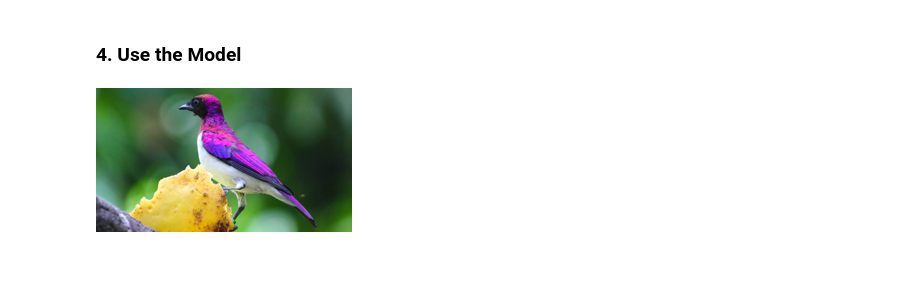
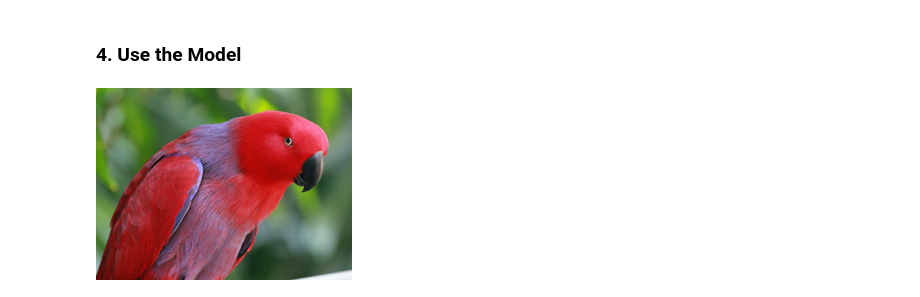
Before and after one commit to dcarpintero/fastai-deeplearning, a Jupyter notebook: course2024/lesson_01.ipynb, the cells around one changed output. Cells and saved outputs as stored; diff of their text form; code cells hidden in the pictures; blank space fills up the shorter version.

```diff
--- a/course2024/lesson_01.ipynb
+++ b/course2024/lesson_01.ipynb
@@ -93,12 +100,12 @@ learn.fine_tune(3)
 # %% [markdown]
 ### 4. Use the Model
 # %%
-dest = 'bird.jpg'
+dest = 'temp.jpg'
 
-r = await search_images("bird")
+r = await search_images("parrot")
 download_url(r[0], dest=dest, show_progress=False)
 im = Image.open(dest)
 im.to_thumb(256,256)
 # %% [output]
-[figure, old version]
+[figure, new version]
 # %%
```
Also changed, not shown: parts of 9 cells of this notebook, 1 other file.
